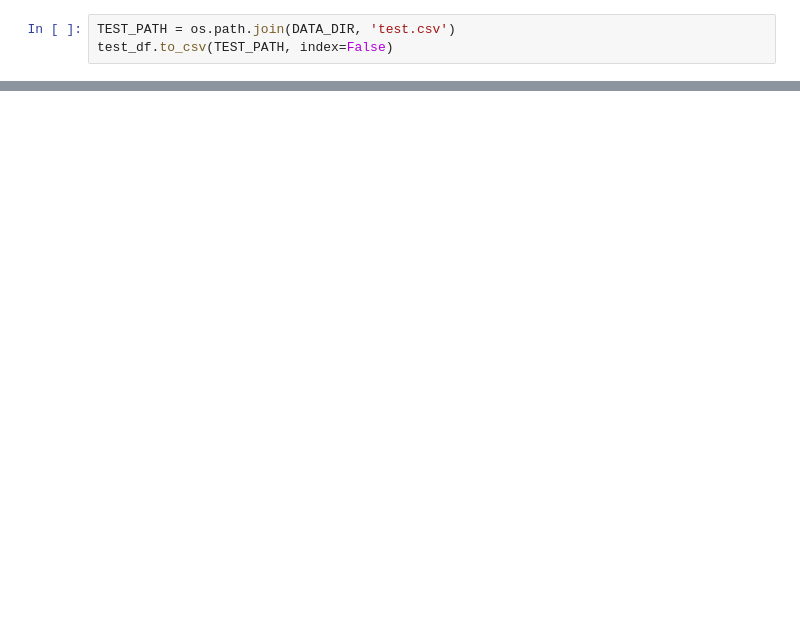
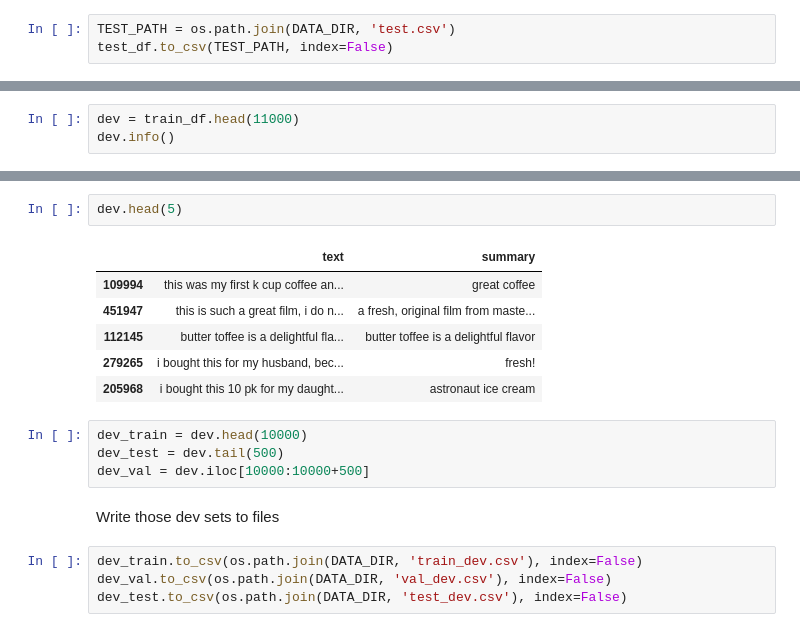
Before and after one commit to erikdao/dd2424-text-summarization, a Jupyter notebook: lstm/data_clean.ipynb, the cells around one changed output, grey strips where cells are left out. Drawn from its saved outputs; the diff is of its cells as text; blank space fills up the shorter version.

```diff
--- a/lstm/data_clean.ipynb
+++ b/lstm/data_clean.ipynb
@@ -207,0 +235,3 @@ test_df.to_csv(TEST_PATH, index=False)
+# %%
+dev = train_df.head(11000)
+dev.info()
@@ -207,0 +248,19 @@ test_df.to_csv(TEST_PATH, index=False)
+# %%
+dev.head(5)
+# %% [output]
+|  | text | summary |
+| 109994 | this was my first k cup coffee an... | great coffee |
+| 451947 | this is such a great film, i do n... | a fresh, original film from maste... |
+| 112145 | butter toffee is a delightful fla... | butter toffee is a delightful flavor |
+| 279265 | i bought this for my husband, bec... | fresh! |
+| 205968 | i bought this 10 pk for my daught... | astronaut ice cream |
+# %%
+dev_train = dev.head(10000)
+dev_test = dev.tail(500)
+dev_val = dev.iloc[10000:10000+500]
+# %% [markdown]
+Write those dev sets to files
+# %%
+dev_train.to_csv(os.path.join(DATA_DIR, 'train_dev.csv'), index=False)
+dev_val.to_csv(os.path.join(DATA_DIR, 'val_dev.csv'), index=False)
+dev_test.to_csv(os.path.join(DATA_DIR, 'test_dev.csv'), index=False)
```
Also changed, not shown: parts of 10 cells of this notebook, 4 other files.
